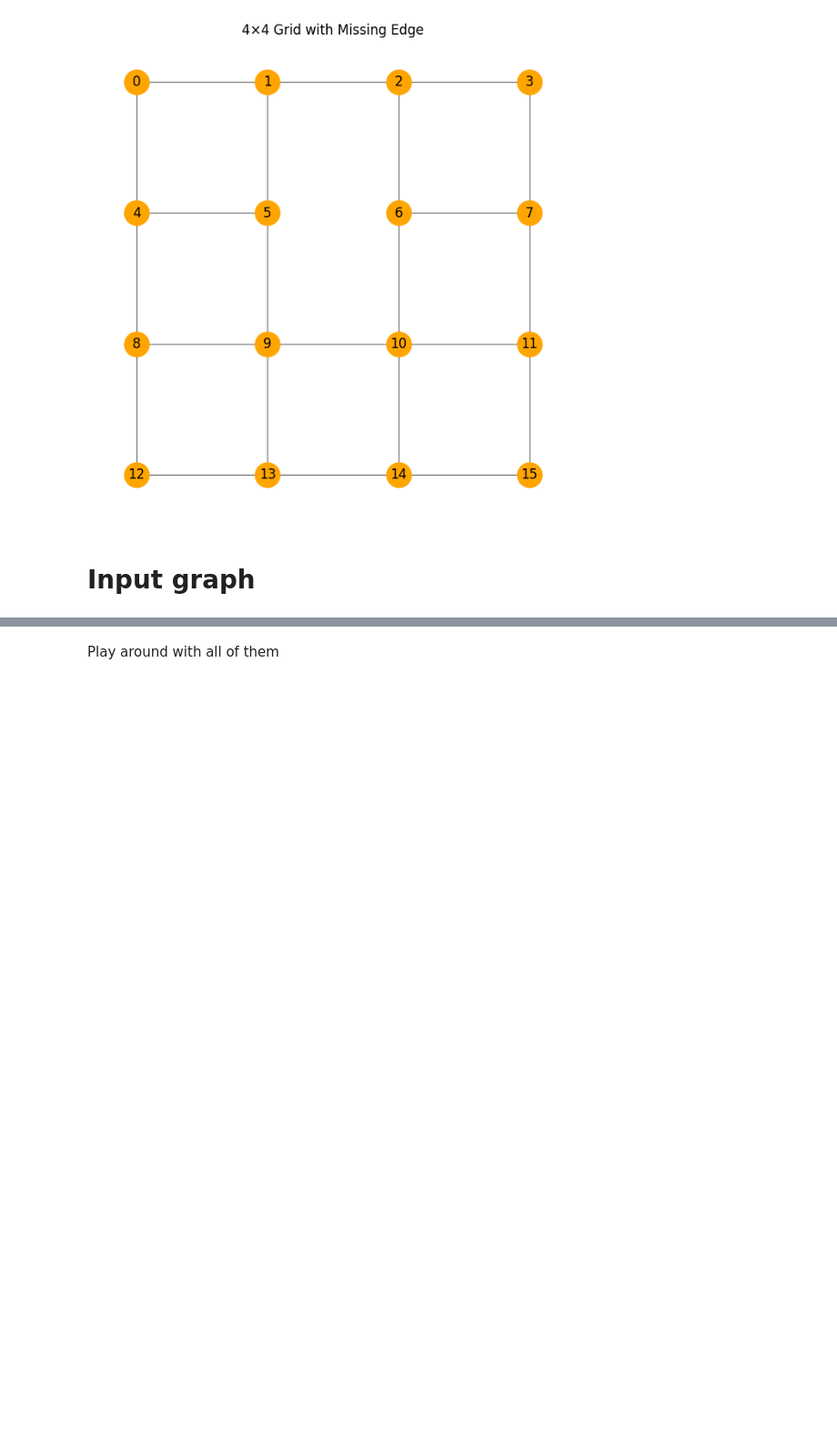
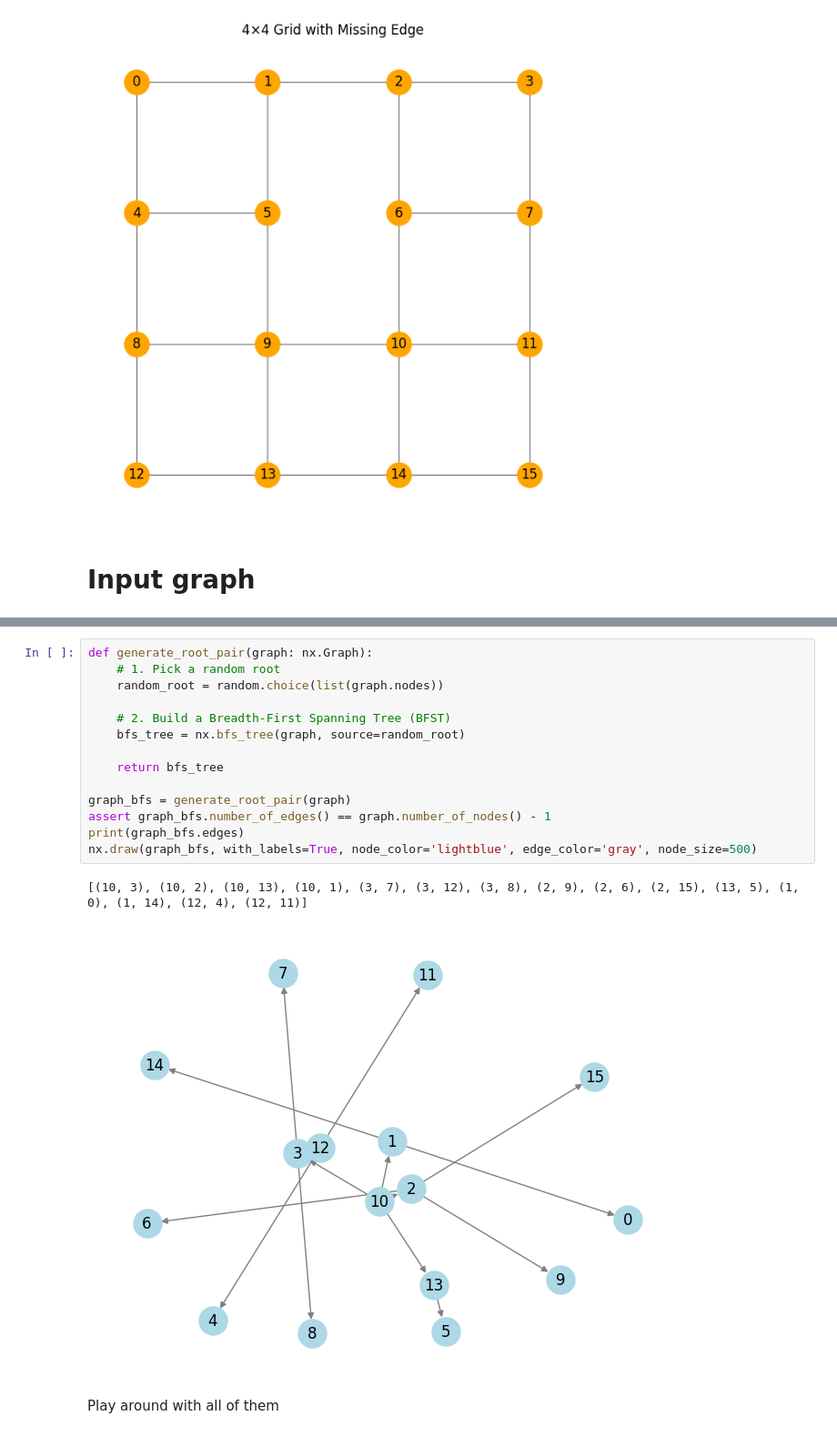
Before and after one commit to king-p3nguin/IonQ-VQI-FLIQ-2025, a Jupyter notebook: IonQ VQI FLIQ 2025.ipynb, the cells around one changed output, grey strips where cells are left out. Shown at 91% size. Drawn from its saved outputs; the diff is of its cells as text; blank space fills up the shorter version.

```diff
--- a/IonQ VQI FLIQ 2025.ipynb
+++ b/IonQ VQI FLIQ 2025.ipynb
@@ -212,3 +217,20 @@ Graph with 8 nodes and 8 edges
+# %%
+def generate_root_pair(graph: nx.Graph):
+    # 1. Pick a random root
+    random_root = random.choice(list(graph.nodes))
+
+    # 2. Build a Breadth-First Spanning Tree (BFST)
+    bfs_tree = nx.bfs_tree(graph, source=random_root)
+
+    return bfs_tree
+
+graph_bfs = generate_root_pair(graph)
+assert graph_bfs.number_of_edges() == graph.number_of_nodes() - 1
+print(graph_bfs.edges)
+nx.draw(graph_bfs, with_labels=True, node_color='lightblue', edge_color='gray', node_size=500)
+# %% [output]
+[(10, 3), (10, 2), (10, 13), (10, 1), (3, 7), (3, 12), (3, 8), (2, 9), (2, 6), (2, 15), (13, 5), (1, 0), (1, 14), (12, 4), (12, 11)]
+[figure, added]
 # %% [markdown]
 Play around with all of them
 # %% [markdown]
```
Also changed, not shown: parts of 15 cells of this notebook, 4 other files.
